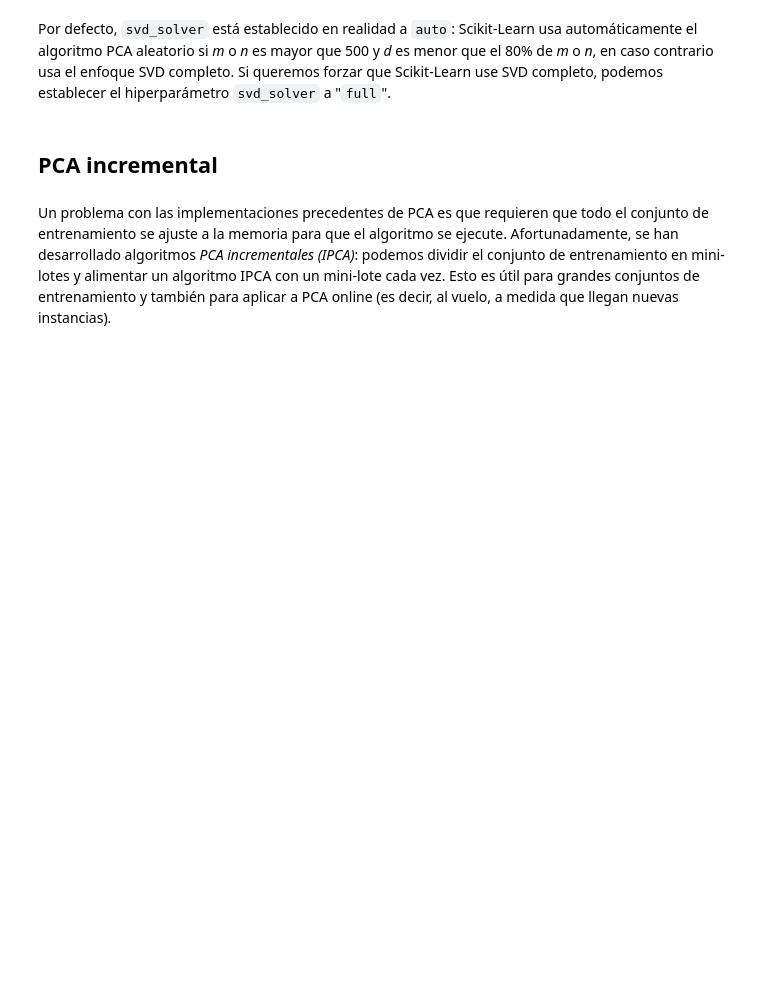
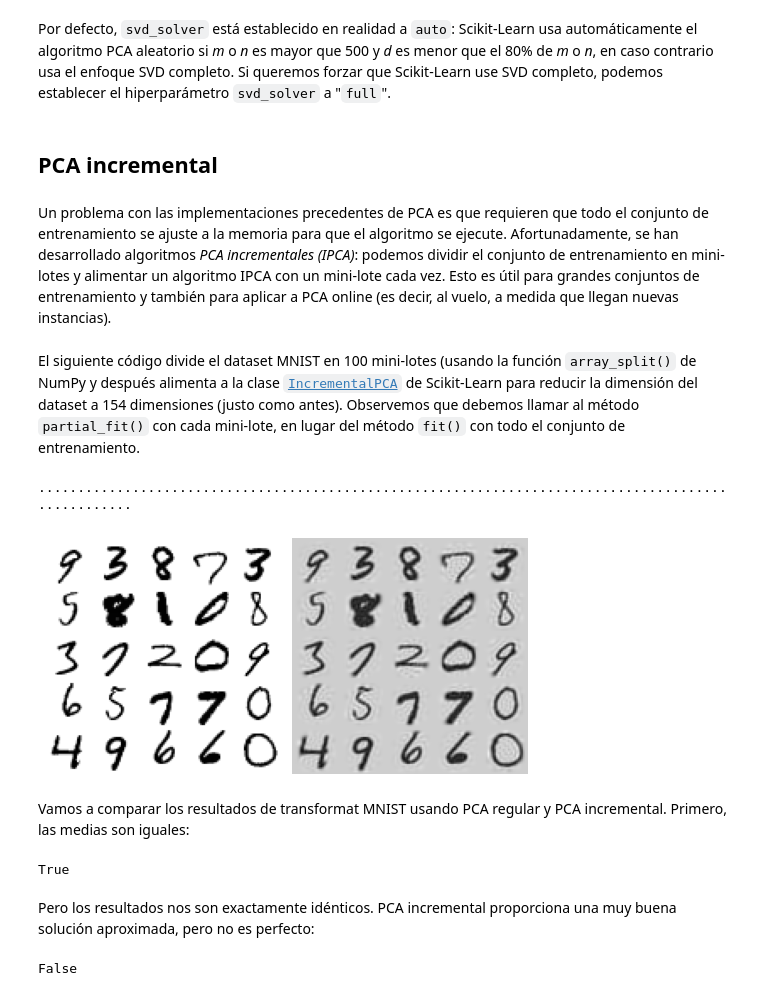
Before and after one commit to SgtSteiner/DataScience, a Jupyter notebook: handson-ml/Ch.08.Reducción de dimensionalidad.ipynb, the cells around one changed output. Saved outputs shown, nothing was run; the diff lists cells and outputs as text; code cells hidden in the pictures; blank space fills up the shorter version.

```diff
--- a/handson-ml/Ch.08.Reducción de dimensionalidad.ipynb
+++ b/handson-ml/Ch.08.Reducción de dimensionalidad.ipynb
@@ -671,3 +673,28 @@ Por defecto, `svd_solver` está establecido en realidad a `auto`: Scikit-Learn u
 ## PCA incremental
 # %% [markdown]
 Un problema con las implementaciones precedentes de PCA es que requieren que todo el conjunto de entrenamiento se ajuste a la memoria para que el algoritmo se ejecute. Afortunadamente, se han desarrollado algoritmos *PCA incrementales (IPCA)*: podemos dividir el conjunto de entrenamiento en mini-lotes y alimentar un algoritmo IPCA con un mini-lote cada vez. Esto es útil para grandes conjuntos de entrenamiento y también para aplicar a PCA online (es decir, al vuelo, a medida que llegan nuevas instancias).
+# %% [markdown]
+El siguiente código divide el dataset MNIST en 100 mini-lotes (usando la función `array_split()` de NumPy y después alimenta a la clase [`IncrementalPCA`](https://homl.info/32) de Scikit-Learn para reducir la dimensión del dataset a 154 dimensiones (justo como antes). Observemos que debemos llamar al método `partial_fit()` con cada mini-lote, en lugar del método `fit()` con todo el conjunto de entrenamiento.
+# %%
+from sklearn.decomposition import IncrementalPCA
+
+n_batches = 100
+inc_pca = IncrementalPCA(n_components=154)
+for X_batch in np.array_split(X_train, n_batches):
+    print(".", end="")
+    inc_pca.partial_fit(X_batch)
+
+X_reduced = inc_pca.transform(X_train)
+# %% [output]
+....................................................................................................
+# %%
+X_recovered_inc_pca = inc_pca.inverse_transform(X_reduced)
+# %%
+plt.figure(figsize=(7, 4))
+plt.subplot(121)
+plot_digits(X_train[::2100])
+plt.subplot(122)
+plot_digits(X_recovered_inc_pca[::2100])
+plt.tight_layout()
+# %% [output]
+[figure, added]
@@ -673,0 +703,12 @@ Un problema con las implementaciones precedentes de PCA es que requieren que tod
+# %% [markdown]
+Vamos a comparar los resultados de transformat MNIST usando PCA regular y PCA incremental. Primero, las medias son iguales:
+# %%
+np.allclose(pca.mean_, inc_pca.mean_)
+# %% [output]
+True
+# %% [markdown]
+Pero los resultados nos son exactamente idénticos. PCA incremental proporciona una muy buena solución aproximada, pero no es perfecto:
+# %%
+np.allclose(X_reduced_pca, X_reduced_inc_pca)
+# %% [output]
+False
```
Also changed, not shown: parts of 20 cells of this notebook.
